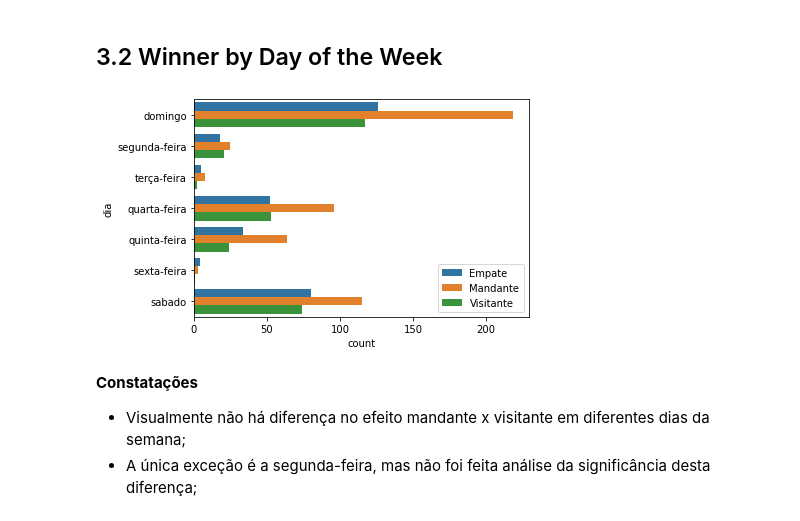
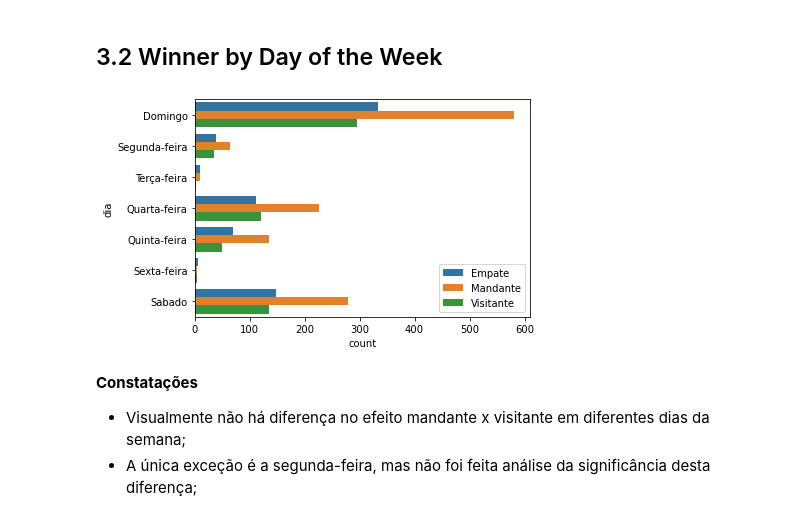
Before and after one commit to mahelvson/FootballPredictions, a Jupyter notebook: notebooks/Cycle11 - Final Analysis.ipynb, the cells around one changed output. Saved outputs shown, nothing was run; the diff lists cells and outputs as text; code cells hidden in the pictures.

```diff
--- a/notebooks/Cycle11 - Final Analysis.ipynb
+++ b/notebooks/Cycle11 - Final Analysis.ipynb
@@ -107,0 +130,5 @@ df_stats2 = df_stats.copy()
+# %%
+# indicando qual a temporada do campeonato
+df2_full.loc[:, 'data'] = pd.to_datetime(df2_full.data, yearfirst=True)
+df2_full.insert(4, 'temporada', df2_full.apply(season, axis = 1))
+df2_full.head()
@@ -112,2 +349,3 @@ Como jogadores e técnicos mudam com frequência, só serão utilizados os dados
 # %%
-df_full2 = df_full2[df_full2.temporada > 2018].reset_index(drop=True)
+# Filtrando a partir de 2015
+df2_full = df2_full[df2_full.temporada >= 2015].reset_index(drop=True)
@@ -244,4 +420,7 @@ df_stats2.head()
 # %% [markdown]
 # 3.0 Exploratory Data Analysis
+# %%
+df3_full = df2_full.copy()
+df3_stats = df2_stats.copy()
 # %% [markdown]
 A ideia aqui é tentar adquirir algum conhecimento das variáveis que possa ajudar a identificar as melhores features e modelos que possam ser utilizados posteriormente. Também são geradas algumas hipóteses com base nestas análises.
@@ -251,3 +443,6 @@ df_stats3 = df_stats2.copy()
 # %% [markdown]
 ## 3.1 Winner by Home x Away
+# %%
+# encoding na variavel do vencedor para facilitar algumas analises
+df3_full['vencedor'] = df3_full.apply(encode_target, axis = 1)
 # %%
@@ -262,10 +457,10 @@ plt.xticks(ticks=[0, 1, 2], labels=['Mandante', 'Empate', 'Visitante']);
 # %% [markdown]
 ## 3.2 Winner by Day of the Week
 # %%
-sns.countplot(y=df_full3.dia, hue=df_full3.vencedor, order=['domingo', 'segunda-feira', 'terça-feira', 'quarta-feira', 'quinta-feira', 'sexta-feira', 'sabado']);
+sns.countplot(y=df3_full.dia, hue=df3_full.vencedor, order=['Domingo', 'Segunda-feira', 'Terça-feira', 'Quarta-feira', 'Quinta-feira', 'Sexta-feira', 'Sabado']);
 plt.legend(['Empate', 'Mandante', 'Visitante']);
 # %% [output]
-[figure, old version]
+[figure, new version]
 # %% [markdown]
 <b> Constatações </b>
 - Visualmente não há diferença no efeito mandante x visitante em diferentes dias da semana;
```
Also changed, not shown: parts of 165 cells of this notebook.
